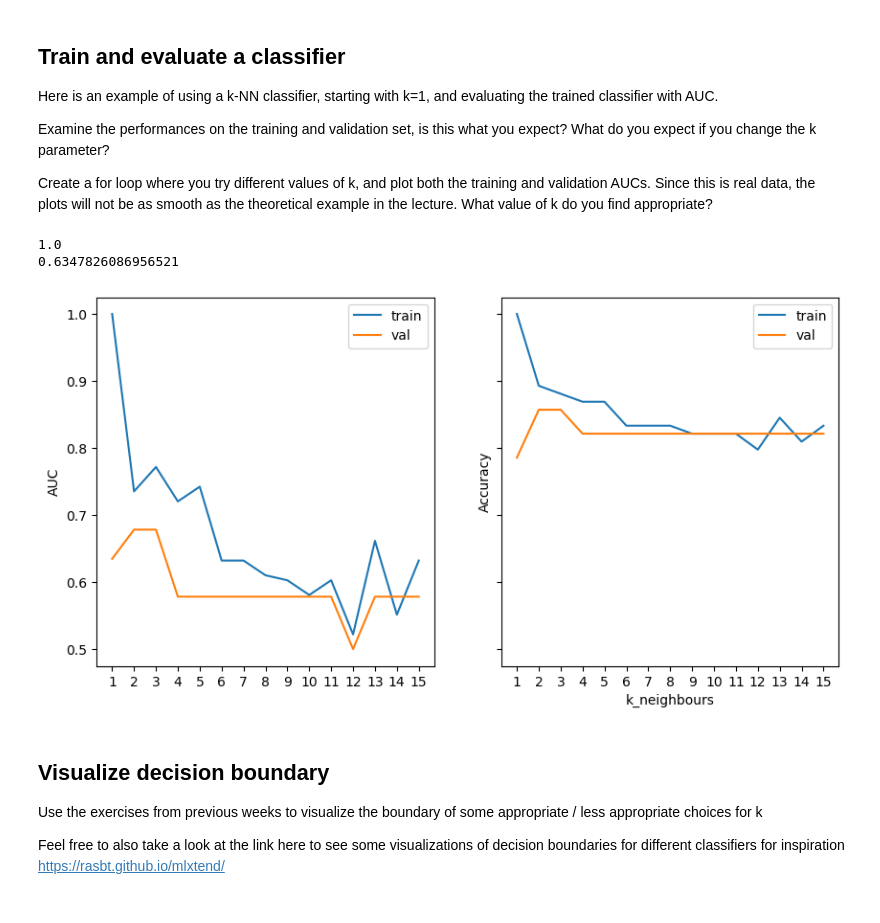
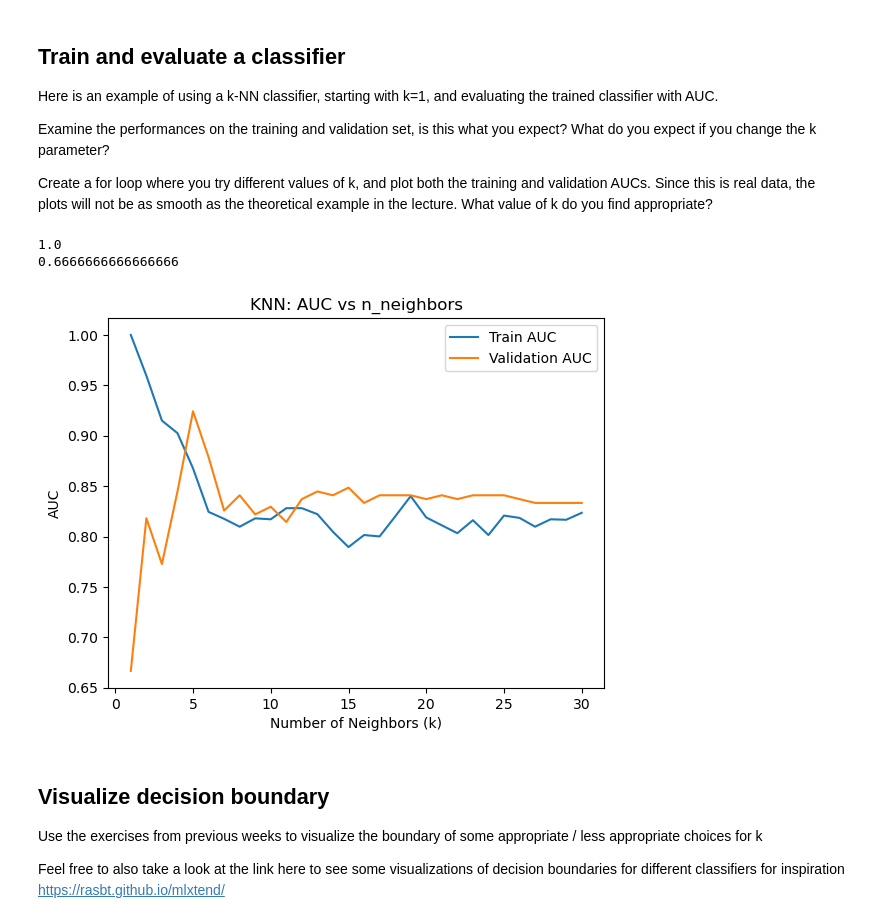
Before and after one commit to Somehowginger/ProjectInDataScience2026_Exercises, a Jupyter notebook: 07_Evaluation/FYP2026_07_evaluation.ipynb, the cells around one changed output. Saved outputs shown, nothing was run; the diff lists cells and outputs as text; code cells hidden in the pictures.

```diff
--- a/07_Evaluation/FYP2026_07_evaluation.ipynb
+++ b/07_Evaluation/FYP2026_07_evaluation.ipynb
@@ -21,8 +21,8 @@ import pandas as pd
 # Use your own features and labels or grab the csv files with features and labels from today's exercise.
 
 # Load features and labels into dataframes
-file_data = # File path to labels
-file_features = # File path to feautures
+file_data = "example_labels.csv"
+file_features = "example_features.csv"
 
 df = pd.read_csv(file_data)
 features = pd.read_csv(file_features)
@@ -94,46 +116,61 @@ Create a for loop where you try different values of k, and plot both the trainin
 # %%
 #Import classifier and metric
 from sklearn.neighbors import KNeighborsClassifier
 from sklearn.metrics import roc_auc_score
 
 
 # Training
 knn1 = KNeighborsClassifier(n_neighbors=1) # other hyperparameters possible
-knn1_trained = knn1.fit(train_x, np.ravel(train_y))
+knn1_trained = knn1.fit(train_x_scaled_df, np.ravel(train_y))
 
 # Prediction on the training set, evaluate with AUC
-train_pred_knn1 = knn1_trained.predict(train_x)
+train_pred_knn1 = knn1_trained.predict(train_x_scaled_df)
 train_auc_knn1 = roc_auc_score(train_y, train_pred_knn1)
 
 # Prediction on the validation set, evaluate with AUC
-val_pred_knn1 = knn1_trained.predict(val_x)
+val_pred_knn1 = knn1_trained.predict(val_x_scaled_df)
 val_auc_knn1 = roc_auc_score(val_y, val_pred_knn1)
 
 # Compare AUCs
 print(train_auc_knn1)
 print(val_auc_knn1)
 
 
 # TODO - YOUR CODE HERE
 # Loop through different values of n_neighbors and plot the AUCs for training and validation sets. What do you observe? What do you think the best value of k is?
 # If you have trouble getting started with the loop, you can use the following commented out code snippet as a starting point:
 
-'''Commented out code to get started below, feel free to uncomment it, modify it, or ignore it, if you want to do it from scratch'''
-n_neighbors = [1, 3, 5, 7, 9] # you can add more values here
+neighbors = range(1, 31)
 
-# Store train accuracy and validation accuracy for each value of n_neighbors
+train_aucs = []
+val_aucs = []
 
-# train_acc = np.zeros(len(n_neighbors))
-# val_acc   = np.zeros(len(n_neighbors))
+for k in neighbors:
+    knn = KNeighborsClassifier(n_neighbors=k)
+    knn.fit(train_x_scaled_df, np.ravel(train_y))
 
-# train_auc = np.zeros(len(n_neighbors))
-# val_auc   = np.zeros(len(n_neighbors))
+    # Probabilities (not predictions!)
+    train_probs = knn.predict_proba(train_x_scaled_df)[:, 1]
+    val_probs = knn.predict_proba(val_x_scaled_df)[:, 1]
 
-# Now loop through the different values of n_neighbors and create plots to find the performance for different values of k.
+    train_auc = roc_auc_score(train_y, train_probs)
+    val_auc = roc_auc_score(val_y, val_probs)
+
+    train_aucs.append(train_auc)
+    val_aucs.append(val_auc)
+
+plt.plot(neighbors, train_aucs, label='Train AUC')
+plt.plot(neighbors, val_aucs, label='Validation AUC')
+
+plt.xlabel('Number of Neighbors (k)')
+plt.ylabel('AUC')
+plt.title('KNN: AUC vs n_neighbors')
+plt.legend()
+plt.show()
 # %% [output]
 1.0
-0.6347826086956521
+0.6666666666666666
-[figure, old version]
+[figure, new version]
 # %% [markdown]
 ## Visualize decision boundary
 
```
Also changed, not shown: parts of 4 cells of this notebook, 1 other file.
